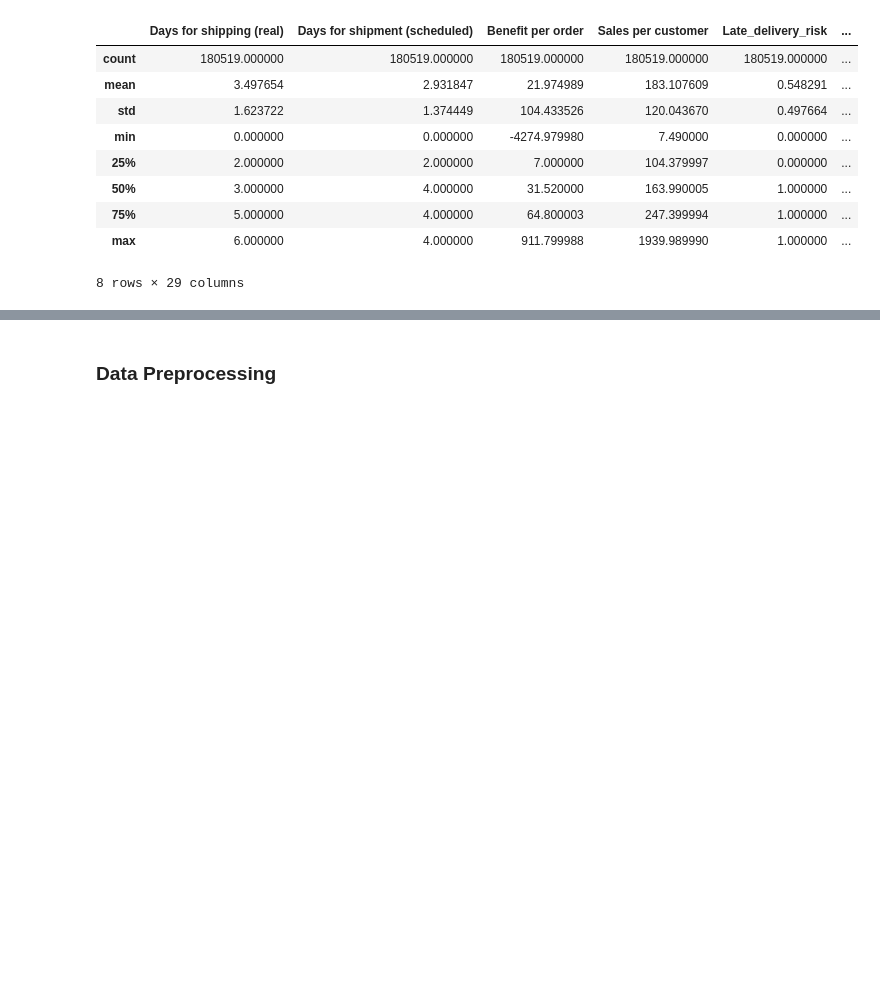
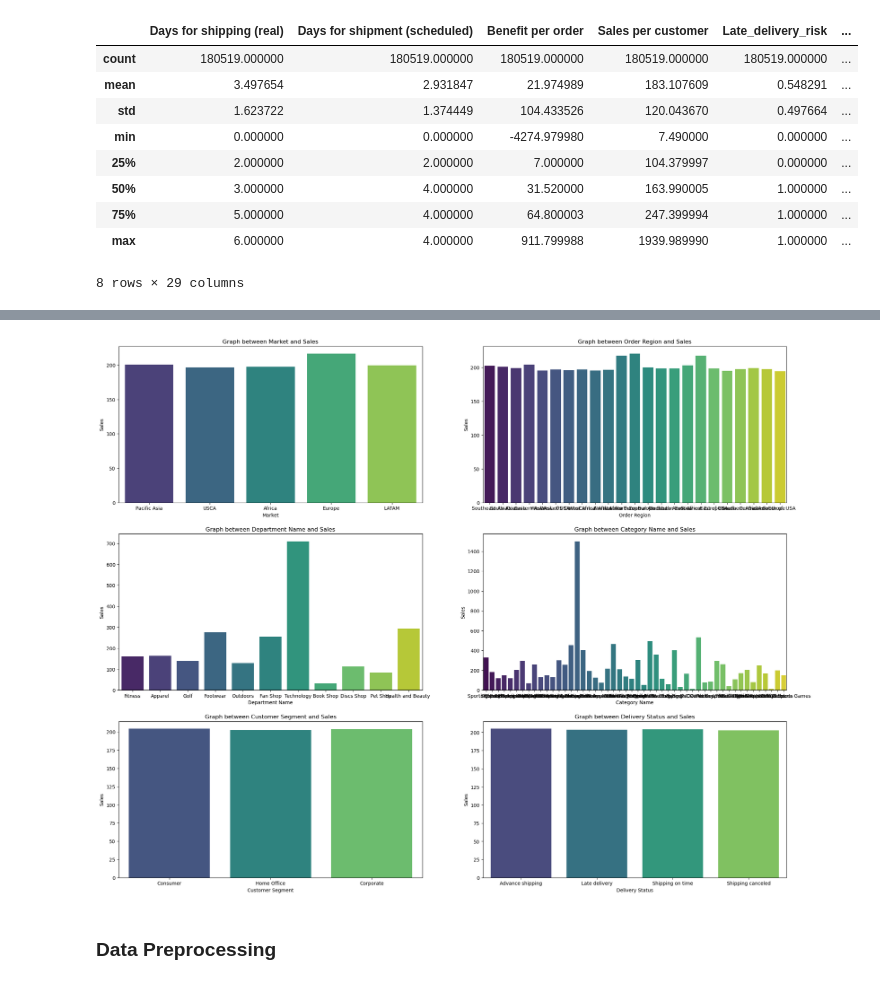
Before and after one commit to Pekyen/demand-forecasting-, a Jupyter notebook: Demand Forecasting.ipynb, the cells around one changed output, grey strips where cells are left out. Cells and saved outputs as stored; diff of their text form; code cells hidden in the pictures; blank space fills up the shorter version.

```diff
--- a/Demand Forecasting.ipynb
+++ b/Demand Forecasting.ipynb
@@ -71,3 +100,21 @@ data.describe()
+# %%
+# Visual representation of categorical variable with target variable Sales
+categorical_variables = ['Market','Order Region','Department Name','Category Name','Customer Segment','Delivery Status']
+
+fig, axs = plt.subplots(3,2,figsize=(25, 20))
+# j and k is for iterating through axis in subplot
+j=0
+k=-1
+for i in categorical_variables:
+# Updating j and k for plotting on subplot
+  k+=1
+  if k>1:
+    k=0
+    j+=1
+  sns.barplot(x=data[i], y='Sales', data=data, errorbar=None, ax=axs[j, k],palette='viridis')
+  axs[j,k].set(title = f'Graph between {i} and Sales', xlabel=i, ylabel='Sales')
+# %% [output]
+[figure, added]
 # %% [markdown]
 ### Data Preprocessing
 # %%
```
Also changed, not shown: parts of 10 cells of this notebook.
